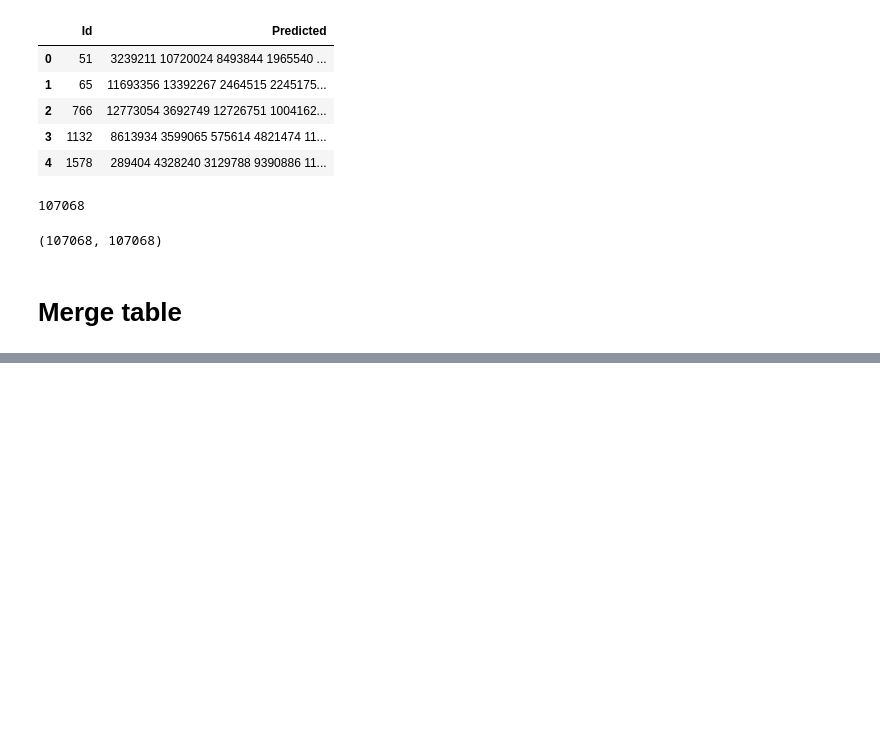
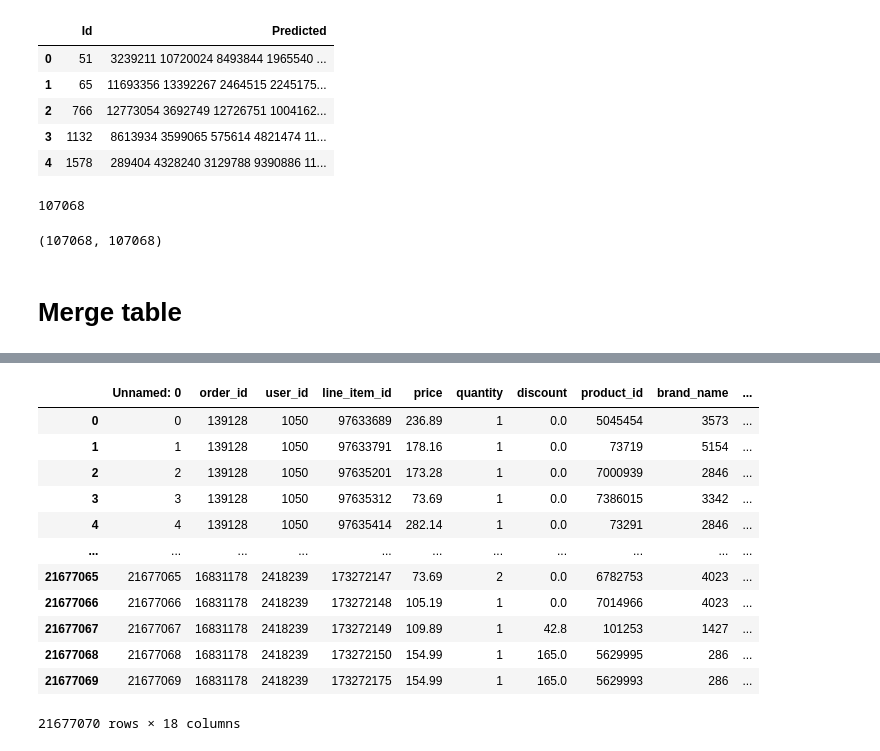
Before and after one commit to zakajd/sbermarket, a Jupyter notebook: EDA_Jamil.ipynb, the cells around one changed output, grey strips where cells are left out. Cells and saved outputs as stored; diff of their text form; code cells hidden in the pictures; blank space fills up the shorter version.

```diff
--- a/EDA_Jamil.ipynb
+++ b/EDA_Jamil.ipynb
@@ -153,0 +172,18 @@ len(submission_df), submission_df["Id"].nunique()
+# %%
+generated_df = pd.read_csv("data/merged_data.csv")
+# %%
+generated_df
+# %% [output]
+|  | Unnamed: 0 | order_id | user_id | line_item_id | price | quantity | discount | product_id | brand_name | ... |
+| 0 | 0 | 139128 | 1050 | 97633689 | 236.89 | 1 | 0.0 | 5045454 | 3573 | ... |
+| 1 | 1 | 139128 | 1050 | 97633791 | 178.16 | 1 | 0.0 | 73719 | 5154 | ... |
+| 2 | 2 | 139128 | 1050 | 97635201 | 173.28 | 1 | 0.0 | 7000939 | 2846 | ... |
+| 3 | 3 | 139128 | 1050 | 97635312 | 73.69 | 1 | 0.0 | 7386015 | 3342 | ... |
+| 4 | 4 | 139128 | 1050 | 97635414 | 282.14 | 1 | 0.0 | 73291 | 2846 | ... |
+| ... | ... | ... | ... | ... | ... | ... | ... | ... | ... | ... |
+| 21677065 | 21677065 | 16831178 | 2418239 | 173272147 | 73.69 | 2 | 0.0 | 6782753 | 4023 | ... |
+| 21677066 | 21677066 | 16831178 | 2418239 | 173272148 | 105.19 | 1 | 0.0 | 7014966 | 4023 | ... |
+| 21677067 | 21677067 | 16831178 | 2418239 | 173272149 | 109.89 | 1 | 42.8 | 101253 | 1427 | ... |
+| 21677068 | 21677068 | 16831178 | 2418239 | 173272150 | 154.99 | 1 | 165.0 | 5629995 | 286 | ... |
+| 21677069 | 21677069 | 16831178 | 2418239 | 173272175 | 154.99 | 1 | 165.0 | 5629993 | 286 | ... |
+21677070 rows × 18 columns
```
Also changed, not shown: parts of 3 cells of this notebook, 3 other files.
